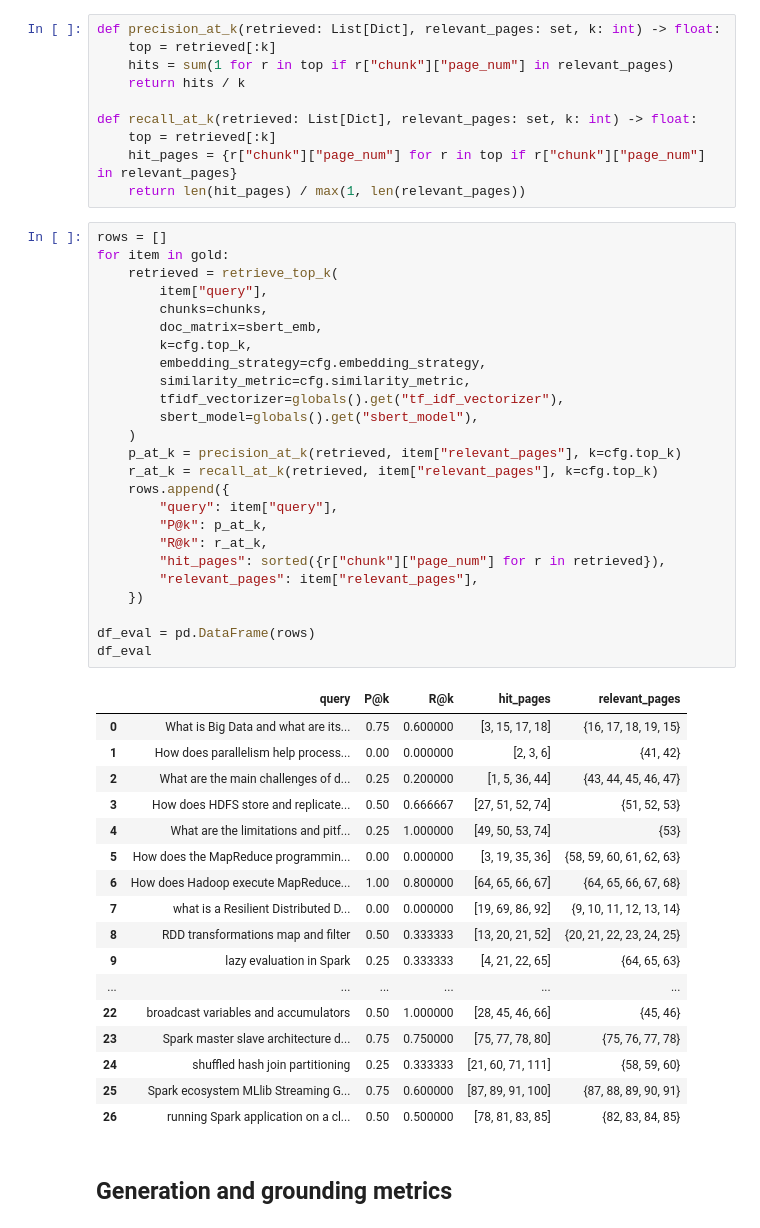
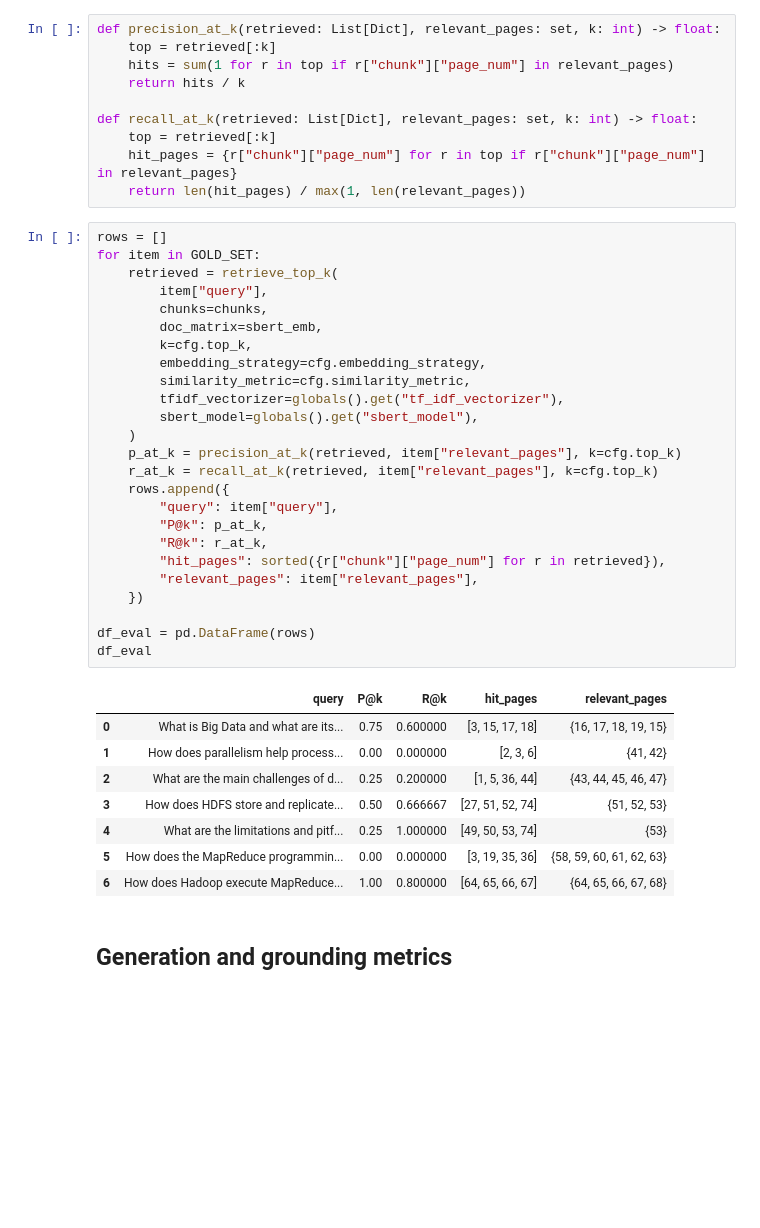
Before and after one commit to ULB-INFO-H-515/distributed-retrieval-augmented-generation-team-15, a Jupyter notebook: notebooks/task3-evaluation.ipynb, the cells around one changed output. Cells and saved outputs as stored; diff of their text form; blank space fills up the shorter version.

```diff
--- a/notebooks/task3-evaluation.ipynb
+++ b/notebooks/task3-evaluation.ipynb
@@ -717,47 +793,38 @@ def recall_at_k(retrieved: List[Dict], relevant_pages: set, k: int) -> float:
     return len(hit_pages) / max(1, len(relevant_pages))
 # %%
 rows = []
-for item in gold:
+for item in GOLD_SET:
     retrieved = retrieve_top_k(
         item["query"],
         chunks=chunks,
         doc_matrix=sbert_emb,
         k=cfg.top_k,
         embedding_strategy=cfg.embedding_strategy,
         similarity_metric=cfg.similarity_metric,
         tfidf_vectorizer=globals().get("tf_idf_vectorizer"),
         sbert_model=globals().get("sbert_model"),
     )
     p_at_k = precision_at_k(retrieved, item["relevant_pages"], k=cfg.top_k)
     r_at_k = recall_at_k(retrieved, item["relevant_pages"], k=cfg.top_k)
     rows.append({
         "query": item["query"],
         "P@k": p_at_k,
         "R@k": r_at_k,
         "hit_pages": sorted({r["chunk"]["page_num"] for r in retrieved}),
         "relevant_pages": item["relevant_pages"],
     })
 
 df_eval = pd.DataFrame(rows)
 df_eval
 # %% [output]
 |  | query | P@k | R@k | hit_pages | relevant_pages |
 | 0 | What is Big Data and what are its... | 0.75 | 0.600000 | [3, 15, 17, 18] | {16, 17, 18, 19, 15} |
 | 1 | How does parallelism help process... | 0.00 | 0.000000 | [2, 3, 6] | {41, 42} |
 | 2 | What are the main challenges of d... | 0.25 | 0.200000 | [1, 5, 36, 44] | {43, 44, 45, 46, 47} |
 | 3 | How does HDFS store and replicate... | 0.50 | 0.666667 | [27, 51, 52, 74] | {51, 52, 53} |
 | 4 | What are the limitations and pitf... | 0.25 | 1.000000 | [49, 50, 53, 74] | {53} |
 | 5 | How does the MapReduce programmin... | 0.00 | 0.000000 | [3, 19, 35, 36] | {58, 59, 60, 61, 62, 63} |
 | 6 | How does Hadoop execute MapReduce... | 1.00 | 0.800000 | [64, 65, 66, 67] | {64, 65, 66, 67, 68} |
-| 7 | what is a Resilient Distributed D... | 0.00 | 0.000000 | [19, 69, 86, 92] | {9, 10, 11, 12, 13, 14} |
-| 8 | RDD transformations map and filter | 0.50 | 0.333333 | [13, 20, 21, 52] | {20, 21, 22, 23, 24, 25} |
-| 9 | lazy evaluation in Spark | 0.25 | 0.333333 | [4, 21, 22, 65] | {64, 65, 63} |
-| ... | ... | ... | ... | ... | ... |
-| 22 | broadcast variables and accumulators | 0.50 | 1.000000 | [28, 45, 46, 66] | {45, 46} |
-| 23 | Spark master slave architecture d... | 0.75 | 0.750000 | [75, 77, 78, 80] | {75, 76, 77, 78} |
-| 24 | shuffled hash join partitioning | 0.25 | 0.333333 | [21, 60, 71, 111] | {58, 59, 60} |
-| 25 | Spark ecosystem MLlib Streaming G... | 0.75 | 0.600000 | [87, 89, 91, 100] | {87, 88, 89, 90, 91} |
-| 26 | running Spark application on a cl... | 0.50 | 0.500000 | [78, 81, 83, 85] | {82, 83, 84, 85} |
 # %% [markdown]
 ## Generation and grounding metrics
 # %%
```
Also changed, not shown: parts of 17 cells of this notebook, 1 other file.
